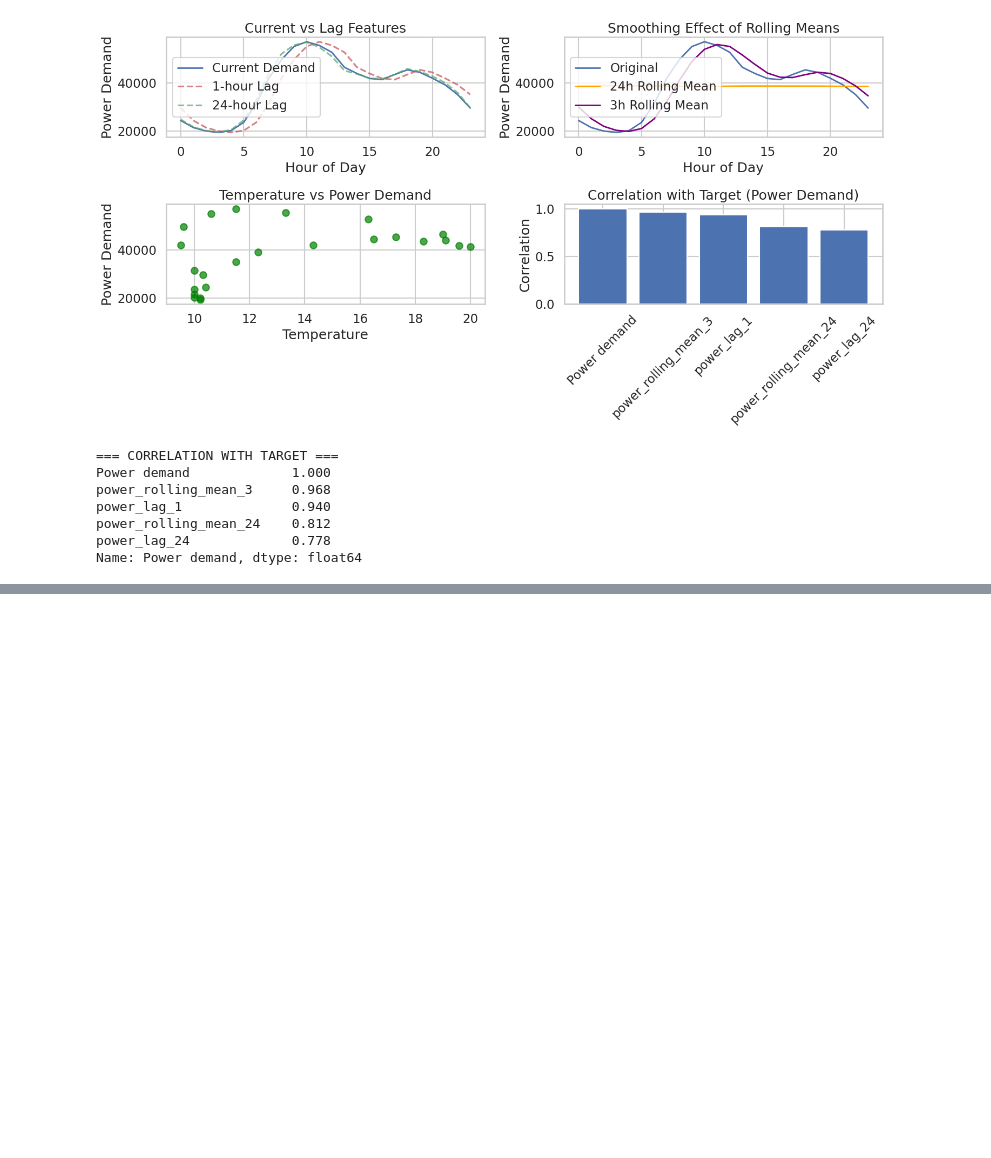
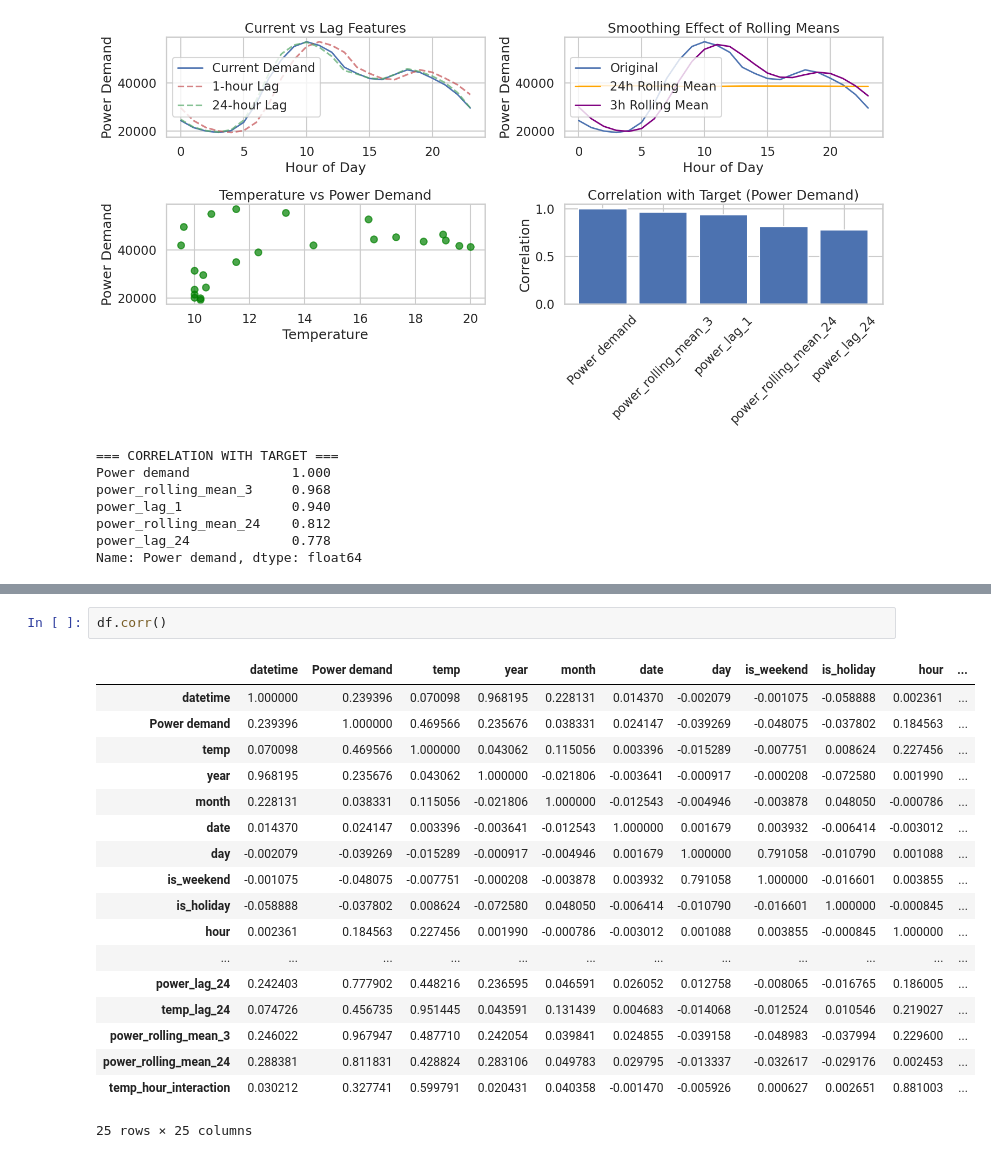
Before and after one commit to halsangihs/miniProject, a Jupyter notebook: main.ipynb, the cells around one changed output, grey strips where cells are left out. Drawn from its saved outputs; the diff is of its cells as text; blank space fills up the shorter version.

```diff
--- a/main.ipynb
+++ b/main.ipynb
@@ -381,0 +762,21 @@ Name: Power demand, dtype: float64
+# %%
+df.corr()
+# %% [output]
+|  | datetime | Power demand | temp | year | month | date | day | is_weekend | is_holiday | hour | ... |
+| datetime | 1.000000 | 0.239396 | 0.070098 | 0.968195 | 0.228131 | 0.014370 | -0.002079 | -0.001075 | -0.058888 | 0.002361 | ... |
+| Power demand | 0.239396 | 1.000000 | 0.469566 | 0.235676 | 0.038331 | 0.024147 | -0.039269 | -0.048075 | -0.037802 | 0.184563 | ... |
+| temp | 0.070098 | 0.469566 | 1.000000 | 0.043062 | 0.115056 | 0.003396 | -0.015289 | -0.007751 | 0.008624 | 0.227456 | ... |
+| year | 0.968195 | 0.235676 | 0.043062 | 1.000000 | -0.021806 | -0.003641 | -0.000917 | -0.000208 | -0.072580 | 0.001990 | ... |
+| month | 0.228131 | 0.038331 | 0.115056 | -0.021806 | 1.000000 | -0.012543 | -0.004946 | -0.003878 | 0.048050 | -0.000786 | ... |
+| date | 0.014370 | 0.024147 | 0.003396 | -0.003641 | -0.012543 | 1.000000 | 0.001679 | 0.003932 | -0.006414 | -0.003012 | ... |
+| day | -0.002079 | -0.039269 | -0.015289 | -0.000917 | -0.004946 | 0.001679 | 1.000000 | 0.791058 | -0.010790 | 0.001088 | ... |
+| is_weekend | -0.001075 | -0.048075 | -0.007751 | -0.000208 | -0.003878 | 0.003932 | 0.791058 | 1.000000 | -0.016601 | 0.003855 | ... |
+| is_holiday | -0.058888 | -0.037802 | 0.008624 | -0.072580 | 0.048050 | -0.006414 | -0.010790 | -0.016601 | 1.000000 | -0.000845 | ... |
+| hour | 0.002361 | 0.184563 | 0.227456 | 0.001990 | -0.000786 | -0.003012 | 0.001088 | 0.003855 | -0.000845 | 1.000000 | ... |
+| ... | ... | ... | ... | ... | ... | ... | ... | ... | ... | ... | ... |
+| power_lag_24 | 0.242403 | 0.777902 | 0.448216 | 0.236595 | 0.046591 | 0.026052 | 0.012758 | -0.008065 | -0.016765 | 0.186005 | ... |
+| temp_lag_24 | 0.074726 | 0.456735 | 0.951445 | 0.043591 | 0.131439 | 0.004683 | -0.014068 | -0.012524 | 0.010546 | 0.219027 | ... |
+| power_rolling_mean_3 | 0.246022 | 0.967947 | 0.487710 | 0.242054 | 0.039841 | 0.024855 | -0.039158 | -0.048983 | -0.037994 | 0.229600 | ... |
+| power_rolling_mean_24 | 0.288381 | 0.811831 | 0.428824 | 0.283106 | 0.049783 | 0.029795 | -0.013337 | -0.032617 | -0.029176 | 0.002453 | ... |
+| temp_hour_interaction | 0.030212 | 0.327741 | 0.599791 | 0.020431 | 0.040358 | -0.001470 | -0.005926 | 0.000627 | 0.002651 | 0.881003 | ... |
+25 rows × 25 columns
```
Also changed, not shown: parts of 8 cells of this notebook.
